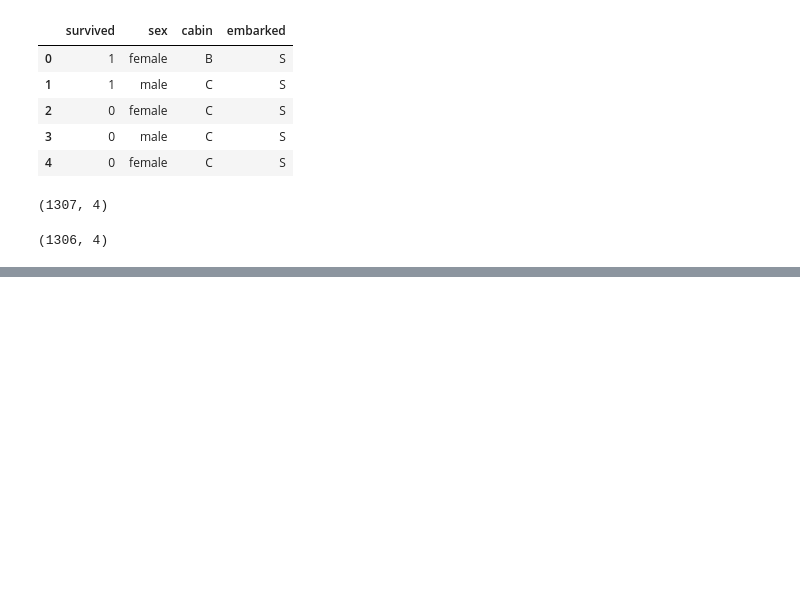
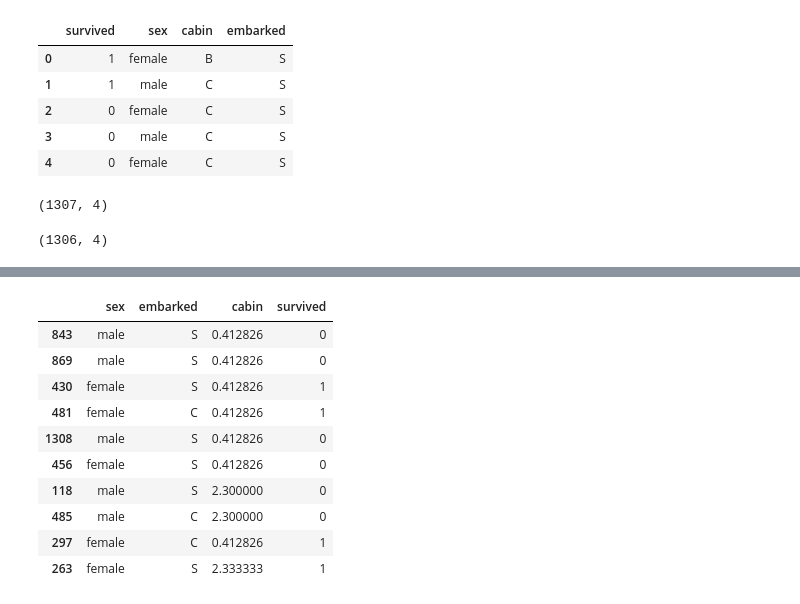
Before and after one commit to KarthikKothareddy/FeatureEngineering, a Jupyter notebook: categorical_variable_encoding.ipynb, the cells around one changed output, grey strips where cells are left out. Saved outputs shown, nothing was run; the diff lists cells and outputs as text; code cells hidden in the pictures; blank space fills up the shorter version.

```diff
--- a/categorical_variable_encoding.ipynb
+++ b/categorical_variable_encoding.ipynb
@@ -1259,0 +1324,4 @@ data.shape
+# %%
+# FOR SANITY CHECK CREATING TOTAL which should be equal to 1
+prob_df["__total"] = prob_df["survived"] + prob_df["died"]
+prob_df
@@ -1259,0 +1339,5 @@ data.shape
+# %%
+# now let's calculate the ratio of p(1)/p(0)
+
+prob_df["ratio"] = prob_df["survived"] / prob_df["died"]
+prob_df
@@ -1259,0 +1372,14 @@ data.shape
+# %%
+x_train.head(10)
+# %% [output]
+|  | sex | embarked | cabin | survived |
+| 843 | male | S | 0.412826 | 0 |
+| 869 | male | S | 0.412826 | 0 |
+| 430 | female | S | 0.412826 | 1 |
+| 481 | female | C | 0.412826 | 1 |
+| 1308 | male | S | 0.412826 | 0 |
+| 456 | female | S | 0.412826 | 0 |
+| 118 | male | S | 2.300000 | 0 |
+| 485 | male | C | 2.300000 | 0 |
+| 297 | female | C | 0.412826 | 1 |
+| 263 | female | S | 2.333333 | 1 |
```
Also changed, not shown: parts of 18 cells of this notebook.
